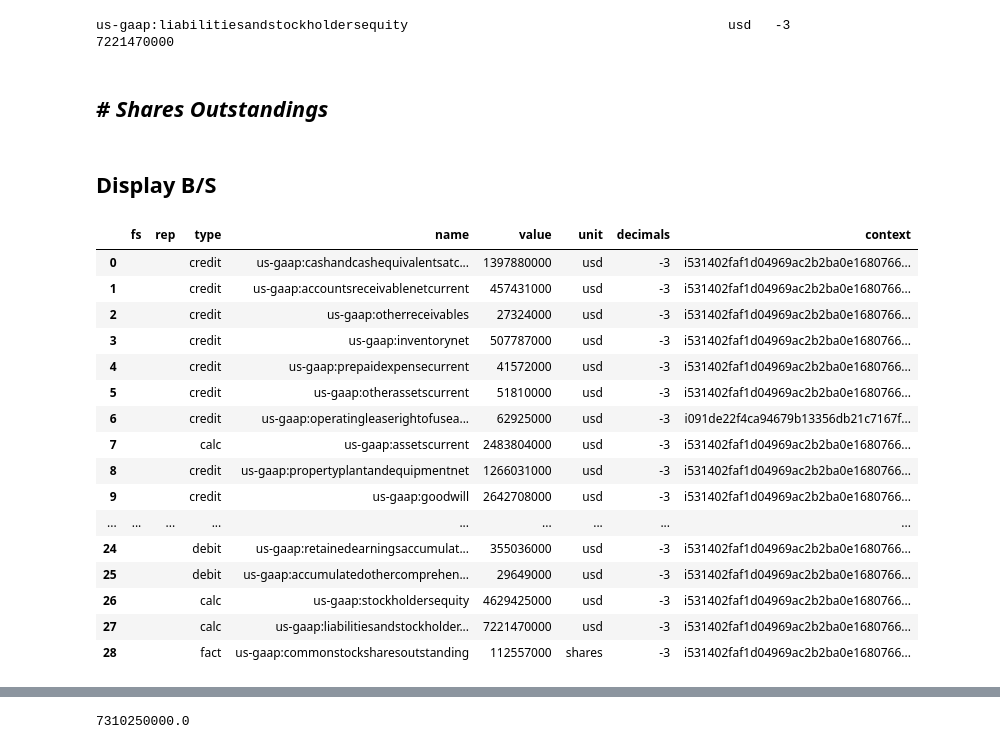
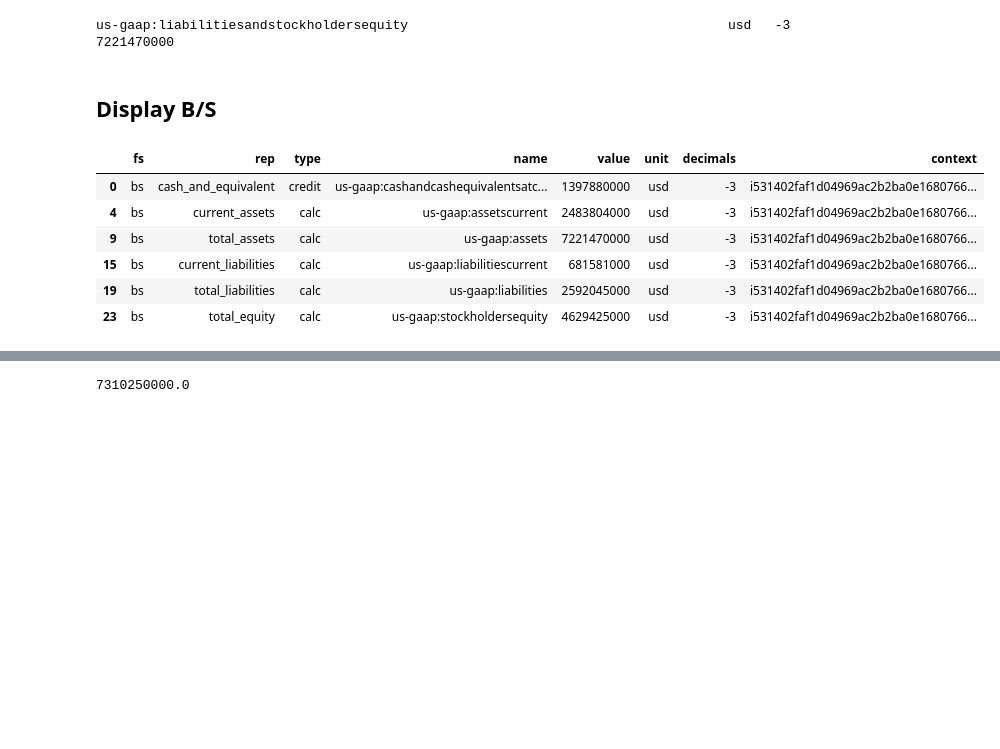
Before and after one commit to oonisim/python-finance, a Jupyter notebook: SEC/EDGAR/src/sec_edgar_parse_xbrl.ipynb, the cells around one changed output, grey strips where cells are left out. Cells and saved outputs as stored; diff of their text form; code cells hidden in the pictures; blank space fills up the shorter version.

Commit message:
EDGAR EBRL gaap extract

```diff
--- a/SEC/EDGAR/src/sec_edgar_parse_xbrl.ipynb
+++ b/SEC/EDGAR/src/sec_edgar_parse_xbrl.ipynb
@@ -1489,9 +1569,13 @@ us-gaap:accumulatedothercomprehensiveincomelossnetoftax
 
 > Remaining amount of assets available to shareholders after all liabilities have been paid. (純資産)
 # %%
-names = re.compile("|".join([
-    rf"^{NAMESPACE}:StockholdersEquity$",
-]).lower())
-BS += get_records_for_financial_element_names(soup=soup, names=names)
+def get_bs_stockholders_equity(soup):
+    names = re.compile("|".join([
+        rf"^{NAMESPACE}:StockholdersEquity$",
+        rf"^{NAMESPACE}:StockholdersEquityIncludingPortionAttributableToNoncontrollingInterest$",
+    ]).lower())
+    return get_records_for_financial_element_names(soup=soup, names=names)
+
+BS += represents(get_bs_stockholders_equity(soup), fs=FS_BS, rep=FS_ITEM_REP_TOTAL_EQUITY)
 # %% [output]
 us-gaap:stockholdersequity                                                       usd   -3    4629425000
@@ -1500,5 +1581,0 @@ us-gaap:stockholdersequity
-# %%
-names = re.compile("|".join([
-    rf"^{NAMESPACE}:MinorityInterest$",
-]).lower())
-BS += get_records_for_financial_element_names(soup=soup, names=names)
@@ -1507,8 +1582,3 @@ BS += get_records_for_financial_element_names(soup=soup, names=names)
-# %%
-names = re.compile("|".join([
-    rf"^{NAMESPACE}:StockholdersEquityIncludingPortionAttributableToNoncontrollingInterest$",
-]).lower())
-BS += get_records_for_financial_element_names(soup=soup, names=names)
 # %% [markdown]
 ## ***___# Total Liabilities + Stockholder's Equity___***
 # %%
@@ -1518,33 +1588,20 @@ names = re.compile("|".join([
 BS += get_records_for_financial_element_names(soup=soup, names=names)
 # %% [output]
 us-gaap:liabilitiesandstockholdersequity                                         usd   -3    7221470000
-# %% [markdown]
-## ***___# Shares Outstandings___***
-# %%
-BS += shares_outstandings
 # %% [markdown]
 ## Display B/S
 # %%
 df_BS = pd.DataFrame(BS, columns=get_financial_element_columns())
-df_BS
+#df_BS = df_BS.style.set_properties(**{'text-align': 'left'})
+df_BS[(df_BS['rep'].notna()) & (df_BS['rep'] != "")]
 # %% [output]
 |  | fs | rep | type | name | value | unit | decimals | context |
-| 0 |  |  | credit | us-gaap:cashandcashequivalentsatc... | 1397880000 | usd | -3 | i531402faf1d04969ac2b2ba0e1680766... |
-| 1 |  |  | credit | us-gaap:accountsreceivablenetcurrent | 457431000 | usd | -3 | i531402faf1d04969ac2b2ba0e1680766... |
-| 2 |  |  | credit | us-gaap:otherreceivables | 27324000 | usd | -3 | i531402faf1d04969ac2b2ba0e1680766... |
-| 3 |  |  | credit | us-gaap:inventorynet | 507787000 | usd | -3 | i531402faf1d04969ac2b2ba0e1680766... |
-| 4 |  |  | credit | us-gaap:prepaidexpensecurrent | 41572000 | usd | -3 | i531402faf1d04969ac2b2ba0e1680766... |
-| 5 |  |  | credit | us-gaap:otherassetscurrent | 51810000 | usd | -3 | i531402faf1d04969ac2b2ba0e1680766... |
-| 6 |  |  | credit | us-gaap:operatingleaserightofusea... | 62925000 | usd | -3 | i091de22f4ca94679b13356db21c7167f... |
-| 7 |  |  | calc | us-gaap:assetscurrent | 2483804000 | usd | -3 | i531402faf1d04969ac2b2ba0e1680766... |
-| 8 |  |  | credit | us-gaap:propertyplantandequipmentnet | 1266031000 | usd | -3 | i531402faf1d04969ac2b2ba0e1680766... |
-| 9 |  |  | credit | us-gaap:goodwill | 2642708000 | usd | -3 | i531402faf1d04969ac2b2ba0e1680766... |
-| ... | ... | ... | ... | ... | ... | ... | ... | ... |
-| 24 |  |  | debit | us-gaap:retainedearningsaccumulat... | 355036000 | usd | -3 | i531402faf1d04969ac2b2ba0e1680766... |
-| 25 |  |  | debit | us-gaap:accumulatedothercomprehen... | 29649000 | usd | -3 | i531402faf1d04969ac2b2ba0e1680766... |
-| 26 |  |  | calc | us-gaap:stockholdersequity | 4629425000 | usd | -3 | i531402faf1d04969ac2b2ba0e1680766... |
-| 27 |  |  | calc | us-gaap:liabilitiesandstockholder... | 7221470000 | usd | -3 | i531402faf1d04969ac2b2ba0e1680766... |
-| 28 |  |  | fact | us-gaap:commonstocksharesoutstanding | 112557000 | shares | -3 | i531402faf1d04969ac2b2ba0e1680766... |
+| 0 | bs | cash_and_equivalent | credit | us-gaap:cashandcashequivalentsatc... | 1397880000 | usd | -3 | i531402faf1d04969ac2b2ba0e1680766... |
+| 4 | bs | current_assets | calc | us-gaap:assetscurrent | 2483804000 | usd | -3 | i531402faf1d04969ac2b2ba0e1680766... |
+| 9 | bs | total_assets | calc | us-gaap:assets | 7221470000 | usd | -3 | i531402faf1d04969ac2b2ba0e1680766... |
+| 15 | bs | current_liabilities | calc | us-gaap:liabilitiescurrent | 681581000 | usd | -3 | i531402faf1d04969ac2b2ba0e1680766... |
+| 19 | bs | total_liabilities | calc | us-gaap:liabilities | 2592045000 | usd | -3 | i531402faf1d04969ac2b2ba0e1680766... |
+| 23 | bs | total_equity | calc | us-gaap:stockholdersequity | 4629425000 | usd | -3 | i531402faf1d04969ac2b2ba0e1680766... |
 # %%
 credits = df_BS[df_BS['type'] == 'credit']['value'].sum()
 credits
```
Also changed, not shown: parts of 75 cells of this notebook, 1 other file.
